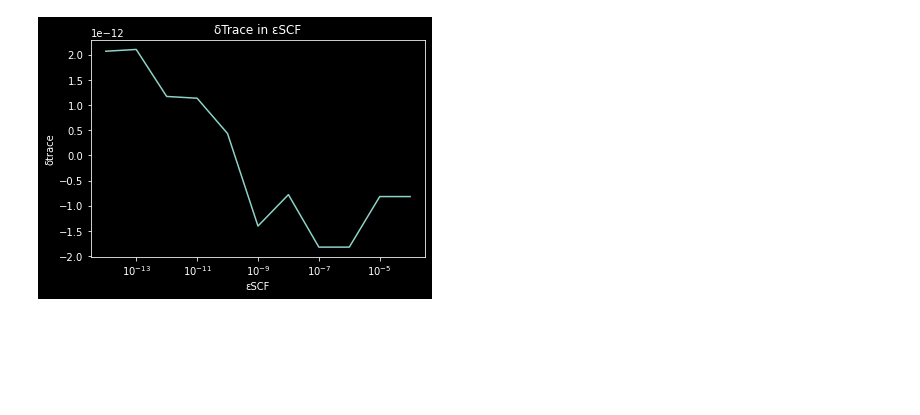
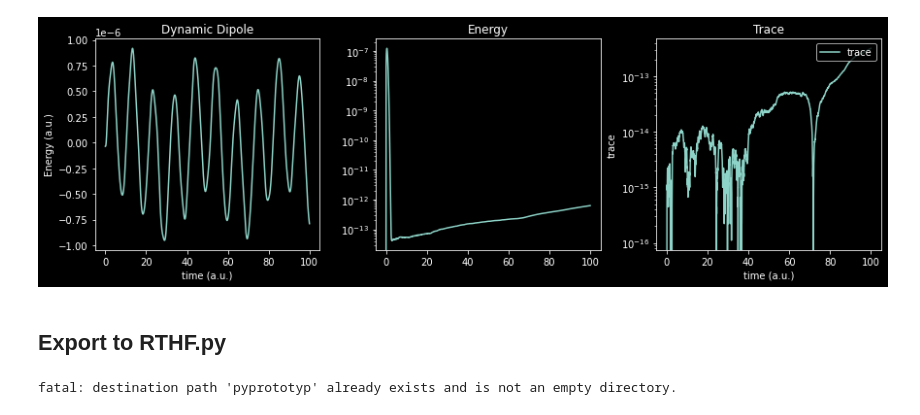
Before and after one commit to jcandane/RTHF, a Jupyter notebook: RTHF.ipynb, the cells around one changed output. Saved outputs shown, nothing was run; the diff lists cells and outputs as text; code cells hidden in the pictures; blank space fills up the shorter version.

Commit message:
RTHF in PySCF

```diff
--- a/RTHF.ipynb
+++ b/RTHF.ipynb
@@ -188,14 +288,0 @@ plt.show()
-# %%
-UHF_pyscf = scf.UHF(mol)
-UHF_pyscf.conv_tol = 1e-14
-UHF_pyscf.kernel()
-
-εSCF  = np.array([1e-4, 1e-5, 1e-6, 1e-7, 1e-8, 1e-9, 1e-10, 1e-11, 1e-12, 1e-13, 1e-14])
-tracε = np.zeros(εSCF.shape)
-for i, eps in enumerate(εSCF):
-    UHF_pyscf = scf.UHF(mol)
-    UHF_pyscf.conv_tol = eps
-    UHF_pyscf.kernel()
-
-    t, d_tx, energy, trace = RTHF_Unitary(UHF_pyscf, dt = 0.02, dT = 100, field=field3)
-    tracε[i] = trace[0] - trace[-1]
@@ -215,10 +289,36 @@ converged SCF energy = -7.86186476980865  <S^2> = 1.5543122e-15  2S+1 = 1
-# %%
-plt.plot(εSCF, tracε)
-#plt.ylim([ tracε[0] - ε, trace[0] + ε])
-plt.title("δTrace in εSCF")
-plt.xlabel("εSCF")
-plt.ylabel("δtrace")
-plt.xscale('log')
-plt.show()
-# %% [output]
-[figure, removed]
+# %%
+t, d_tx, energy, trace, Dao_out = RTHF_setup(UHF_pyscf, dt=0.02, dT=100, field=field3)
+# %%
+fig, (ax1, ax2, ax3) = plt.subplots(1, 3)
+fig.subplots_adjust(hspace=0.01, wspace=0.25, right=2)
+
+ax1.plot(t, d_tx[:,0])
+ax1.set_title("Dynamic Dipole")
+ax1.set(xlabel='time (a.u.)', ylabel='Dipole (a.u.)')
+
+ε = 1e-11
+ax2.plot(t, np.abs(energy/energy[0]-1) )
+#ax2.set_ylim(energy[-1] - ε, energy[-1] + ε)
+ax2.set_yscale('log')
+ax2.set_title("Energy")
+ax1.set(xlabel='time (a.u.)', ylabel='Energy (a.u.)')
+
+ε = 1e-12
+ax3.plot(t, np.abs(trace/trace[0] -1), label="trace")
+ax3.set_yscale('log')
+ax3.legend(loc="upper right")
+ax3.set_title("Trace")
+ax3.set(xlabel='time (a.u.)', ylabel='trace')
+
+fig.show()
+# %% [output]
+[figure, added]
+# %% [markdown]
+## Export to RTHF.py
+# %%
+!git clone https://github.com/jcandane/pyprototyp
+from pyprototyp.pyprototyp import pyprototyp
+
+pyprototyp("RTHF", packages=[], useful=[], defs=[Expm, getAO, getMO, getFMX, RTHF_setup, RTHF], classes=[E_field])
+# %% [output]
+fatal: destination path 'pyprototyp' already exists and is not an empty directory.
```
Also changed, not shown: parts of 7 cells of this notebook.
